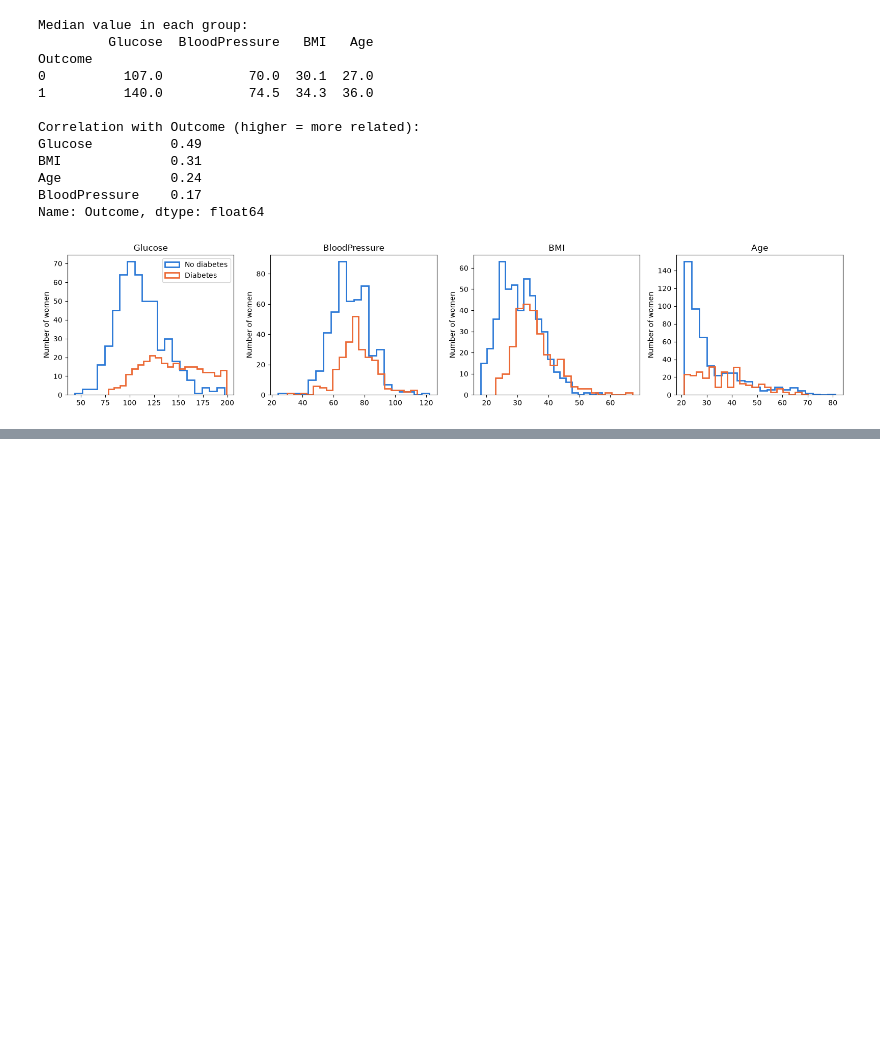
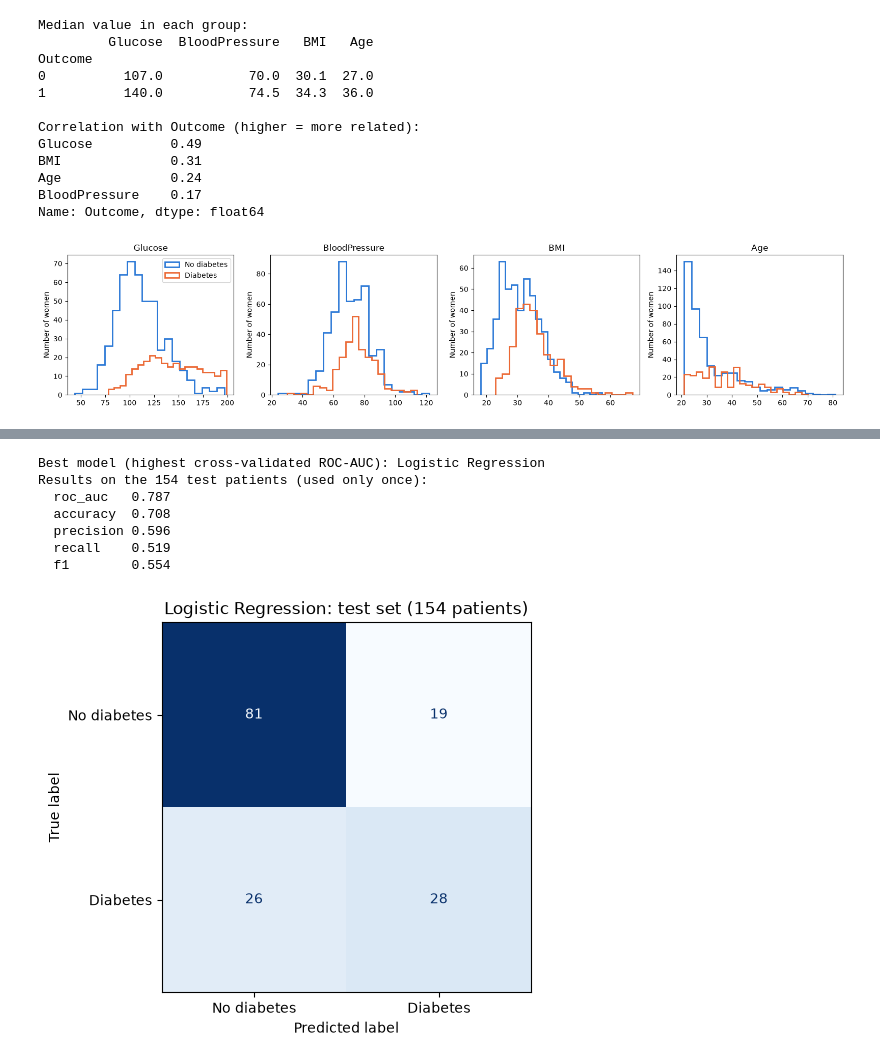
Before and after one commit to ARaj012/medtrail-ai, a Jupyter notebook: notebooks/diabetes/01_diabetes_model.ipynb, the cells around one changed output, grey strips where cells are left out. Cells and saved outputs as stored; diff of their text form; code cells hidden in the pictures; blank space fills up the shorter version.

Commit message:
Train, evaluate and save diabetes model

```diff
--- a/notebooks/diabetes/01_diabetes_model.ipynb
+++ b/notebooks/diabetes/01_diabetes_model.ipynb
@@ -117,0 +164,17 @@ Name: Outcome, dtype: float64
+# %%
+from sklearn.model_selection import StratifiedKFold, cross_validate
+
+cv = StratifiedKFold(n_splits=5, shuffle=True, random_state=42)
+METRICS = ["roc_auc", "accuracy", "precision", "recall", "f1"]
+
+rows = []
+for name, pipe in models.items():
+    scores = cross_validate(pipe, X_train, y_train, cv=cv, scoring=METRICS)
+    row = {"model": name}
+    for m in METRICS:
+        row[m] = scores[f"test_{m}"].mean()
+    row["roc_auc_spread"] = scores["test_roc_auc"].std()
+    rows.append(row)
+
+cv_results = pd.DataFrame(rows).set_index("model").sort_values("roc_auc", ascending=False).round(3)
+cv_results
@@ -117,0 +187,36 @@ Name: Outcome, dtype: float64
+# %%
+from sklearn.metrics import (ConfusionMatrixDisplay, accuracy_score, confusion_matrix,
+                             f1_score, precision_score, recall_score, roc_auc_score)
+
+best_name = cv_results.index[0]
+best_model = models[best_name]
+best_model.fit(X_train, y_train)
+
+proba = best_model.predict_proba(X_test)[:, 1]   # probability of diabetes for each test patient
+pred = (proba >= 0.5).astype(int)                # yes/no using a 0.5 cut-off
+
+test_metrics = {
+    "roc_auc": roc_auc_score(y_test, proba),
+    "accuracy": accuracy_score(y_test, pred),
+    "precision": precision_score(y_test, pred),
+    "recall": recall_score(y_test, pred),
+    "f1": f1_score(y_test, pred),
+}
+print("Best model (highest cross-validated ROC-AUC):", best_name)
+print("Results on the 154 test patients (used only once):")
+for name, value in test_metrics.items():
+    print(f"  {name:<10}{value:.3f}")
+
+cm = confusion_matrix(y_test, pred)
+ConfusionMatrixDisplay(cm, display_labels=["No diabetes", "Diabetes"]).plot(cmap="Blues", colorbar=False)
+plt.title(f"{best_name}: test set ({len(y_test)} patients)")
+plt.show()
+# %% [output]
+Best model (highest cross-validated ROC-AUC): Logistic Regression
+Results on the 154 test patients (used only once):
+  roc_auc   0.787
+  accuracy  0.708
+  precision 0.596
+  recall    0.519
+  f1        0.554
+[figure, added]
```
Also changed, not shown: parts of 7 cells of this notebook, 2 other files.
